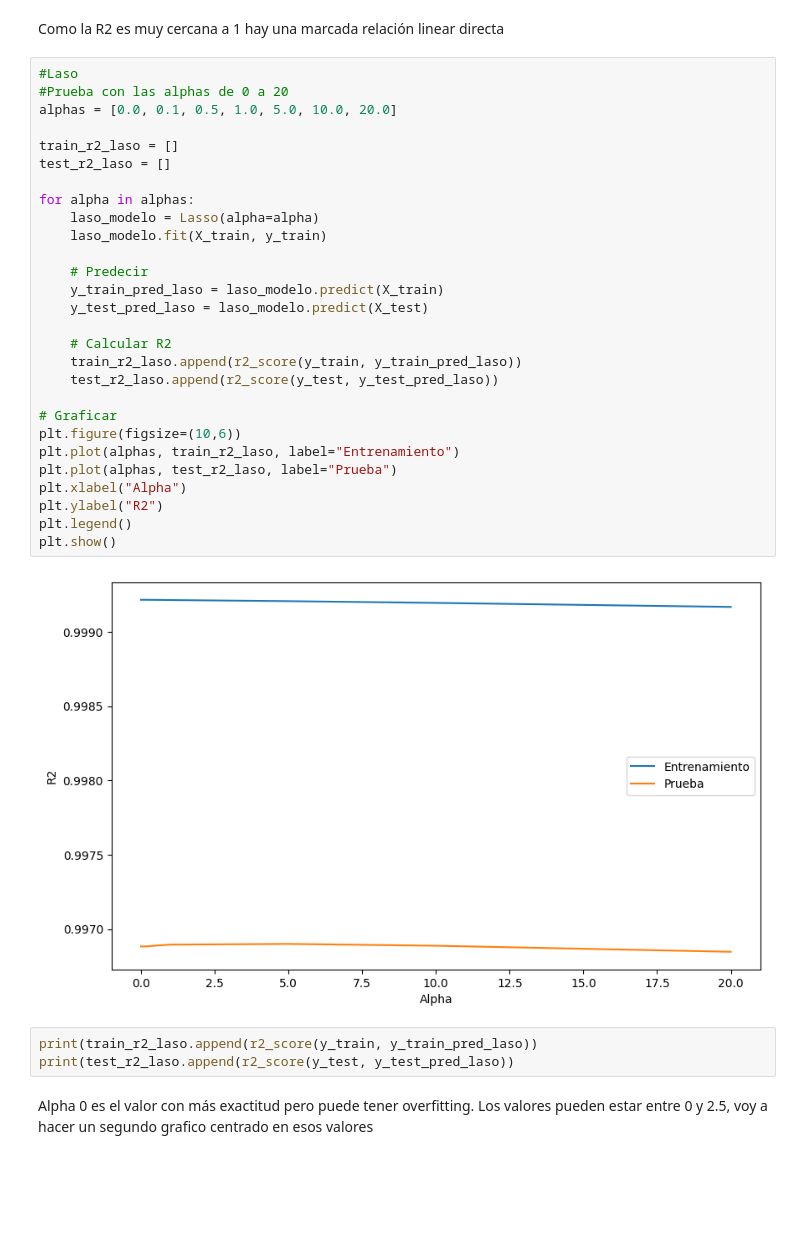
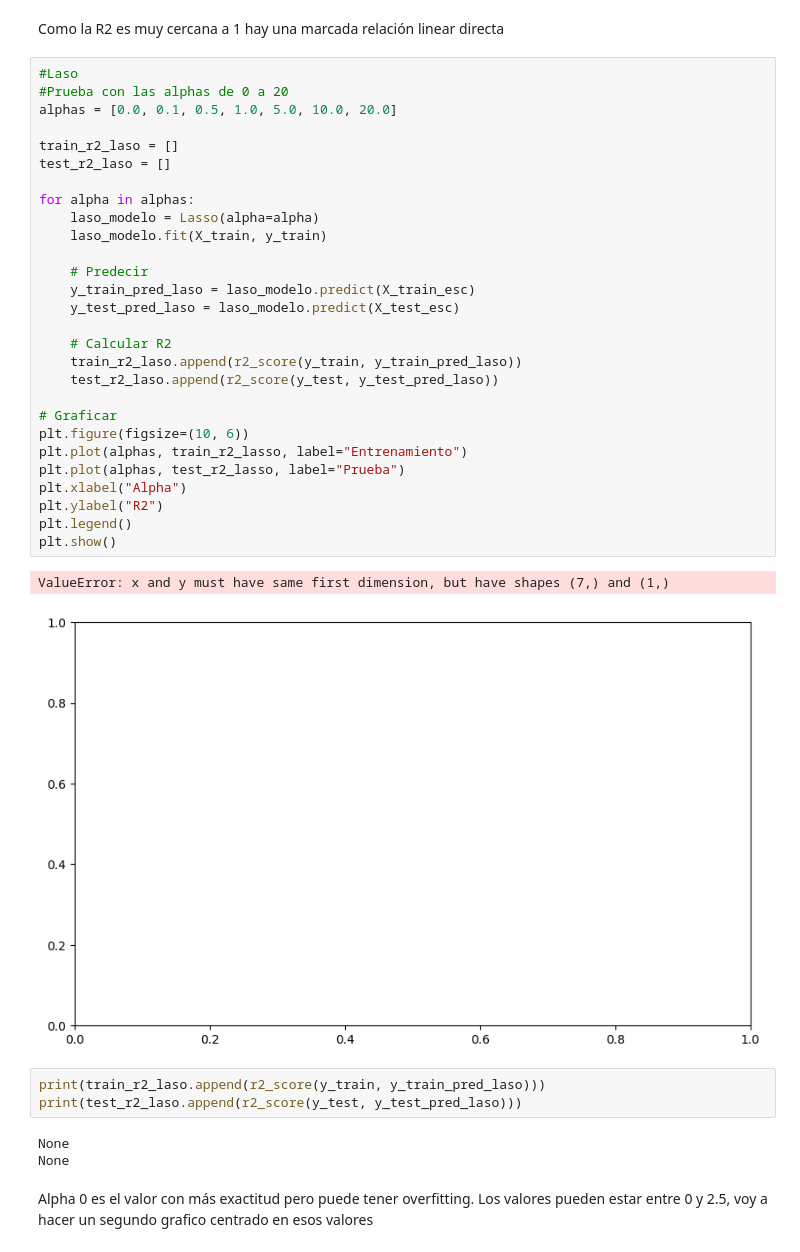
Before and after one commit to pdeleonsoria/Regresion-Lineal-Regularizada, a Jupyter notebook: src/explore.ipynb, the cells around one changed output. Drawn from its saved outputs; the diff is of its cells as text; blank space fills up the shorter version.

```diff
--- a/src/explore.ipynb
+++ b/src/explore.ipynb
@@ -145,36 +153,40 @@ Como la R2 es muy cercana a 1 hay una marcada relación linear directa
 # %%
 #Laso
 #Prueba con las alphas de 0 a 20
 alphas = [0.0, 0.1, 0.5, 1.0, 5.0, 10.0, 20.0]
 
 train_r2_laso = []
 test_r2_laso = []
 
 for alpha in alphas:
     laso_modelo = Lasso(alpha=alpha)
     laso_modelo.fit(X_train, y_train)
 
     # Predecir
-    y_train_pred_laso = laso_modelo.predict(X_train)
-    y_test_pred_laso = laso_modelo.predict(X_test)
+    y_train_pred_laso = laso_modelo.predict(X_train_esc)
+    y_test_pred_laso = laso_modelo.predict(X_test_esc)
 
     # Calcular R2
     train_r2_laso.append(r2_score(y_train, y_train_pred_laso))
     test_r2_laso.append(r2_score(y_test, y_test_pred_laso))
 
 # Graficar
-plt.figure(figsize=(10,6))
-plt.plot(alphas, train_r2_laso, label="Entrenamiento")
-plt.plot(alphas, test_r2_laso, label="Prueba")
+plt.figure(figsize=(10, 6))
+plt.plot(alphas, train_r2_lasso, label="Entrenamiento")
+plt.plot(alphas, test_r2_lasso, label="Prueba")
 plt.xlabel("Alpha")
 plt.ylabel("R2")
 plt.legend()
 plt.show()
 # %% [output]
+ValueError: x and y must have same first dimension, but have shapes (7,) and (1,)
-[figure, old version]
+[figure, new version]
 # %%
-print(train_r2_laso.append(r2_score(y_train, y_train_pred_laso))
-print(test_r2_laso.append(r2_score(y_test, y_test_pred_laso))
+print(train_r2_laso.append(r2_score(y_train, y_train_pred_laso)))
+print(test_r2_laso.append(r2_score(y_test, y_test_pred_laso)))
+# %% [output]
+None
+None
 # %% [markdown]
 Alpha 0 es el valor con más exactitud pero puede tener overfitting. Los valores pueden estar entre 0 y 2.5, voy a hacer un segundo grafico centrado en esos valores
 # %%
```
Also changed, not shown: parts of 7 cells of this notebook, 1 other file.
